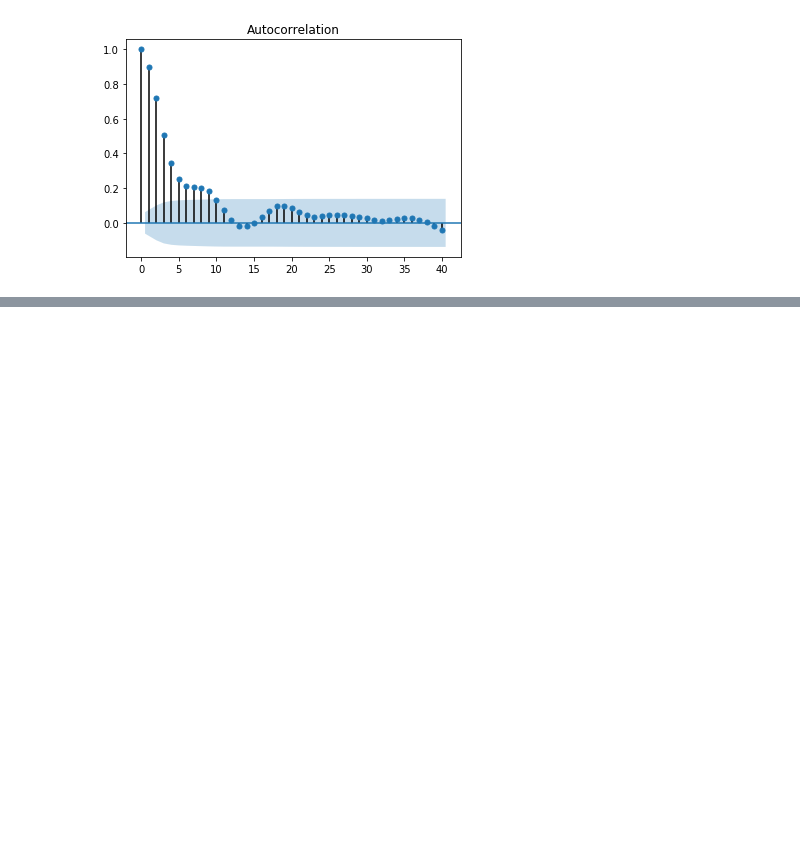
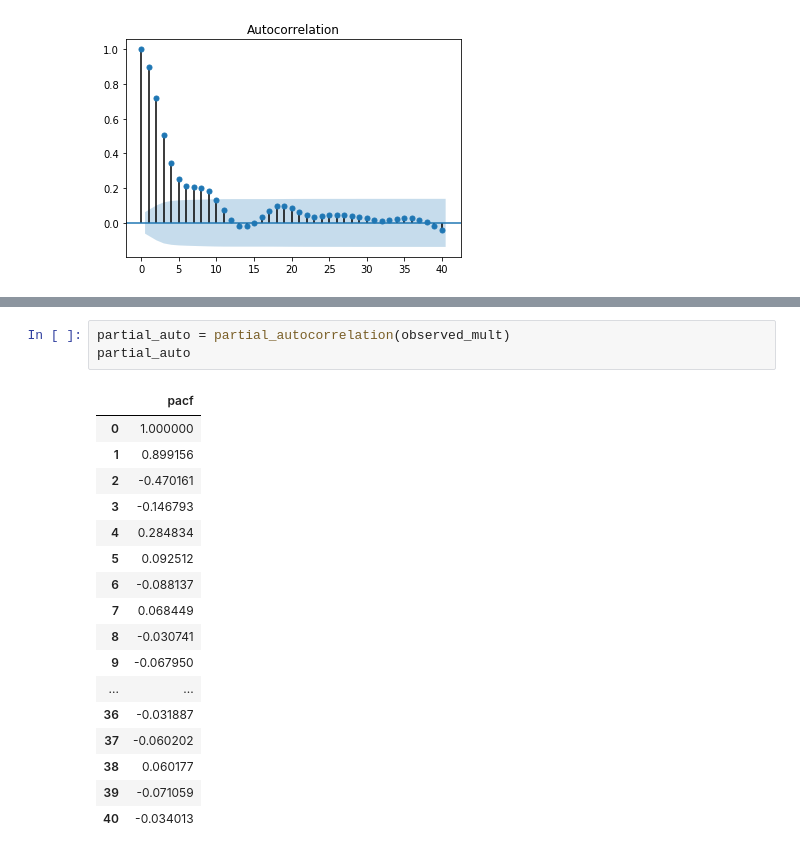
Before and after one commit to patricksferraz/analytics-utils, a Jupyter notebook: analytics-dash.ipynb, the cells around one changed output, grey strips where cells are left out. Saved outputs shown, nothing was run; the diff lists cells and outputs as text; blank space fills up the shorter version.

```diff
--- a/analytics-dash.ipynb
+++ b/analytics-dash.ipynb
@@ -600,0 +628,21 @@ plot_acf(observed_mult, lags=40)
+# %%
+partial_auto = partial_autocorrelation(observed_mult)
+partial_auto
+# %% [output]
+|  | pacf |
+| 0 | 1.000000 |
+| 1 | 0.899156 |
+| 2 | -0.470161 |
+| 3 | -0.146793 |
+| 4 | 0.284834 |
+| 5 | 0.092512 |
+| 6 | -0.088137 |
+| 7 | 0.068449 |
+| 8 | -0.030741 |
+| 9 | -0.067950 |
+| ... | ... |
+| 36 | -0.031887 |
+| 37 | -0.060202 |
+| 38 | 0.060177 |
+| 39 | -0.071059 |
+| 40 | -0.034013 |
```
Also changed, not shown: parts of 7 cells of this notebook.
